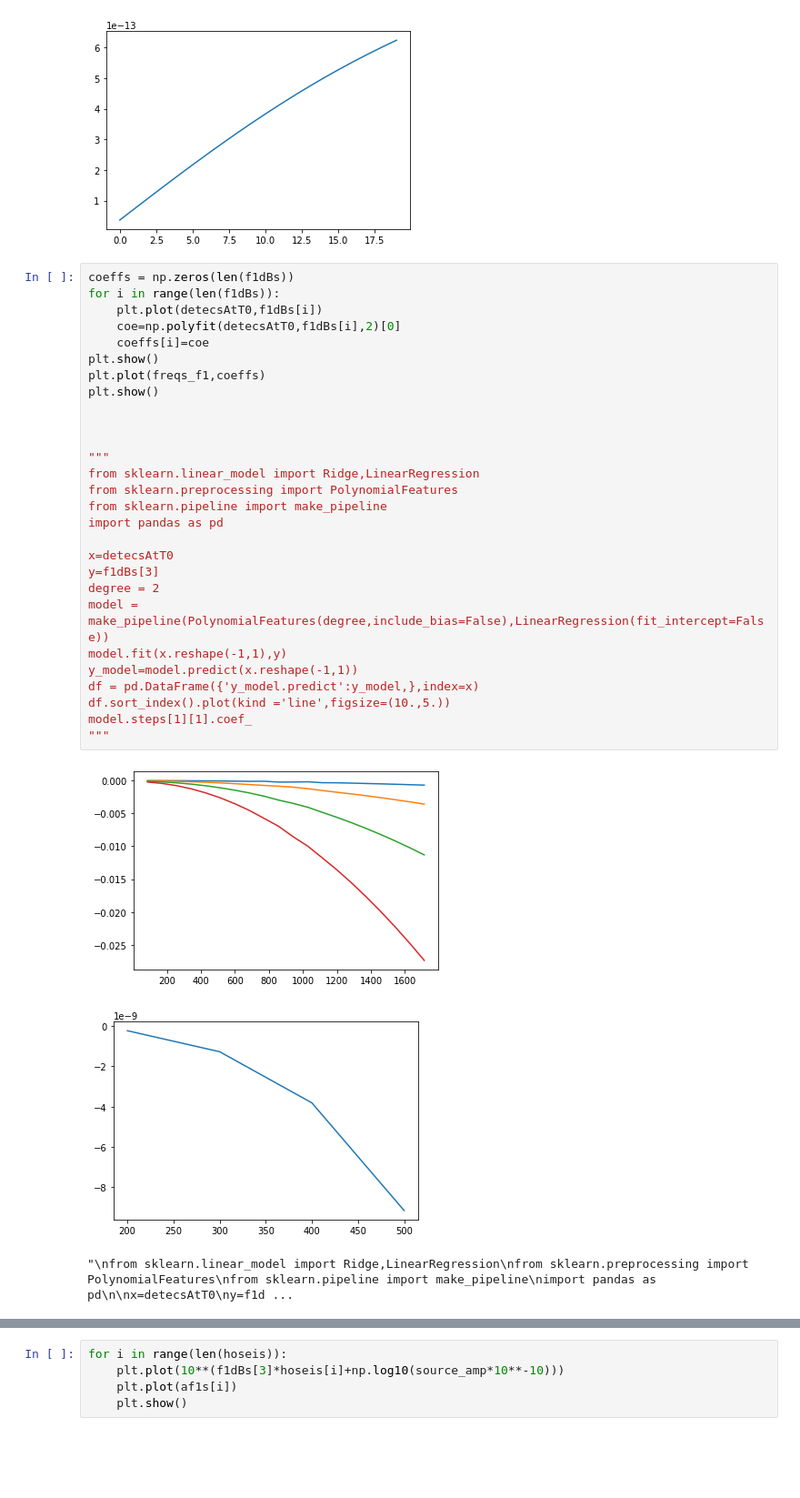
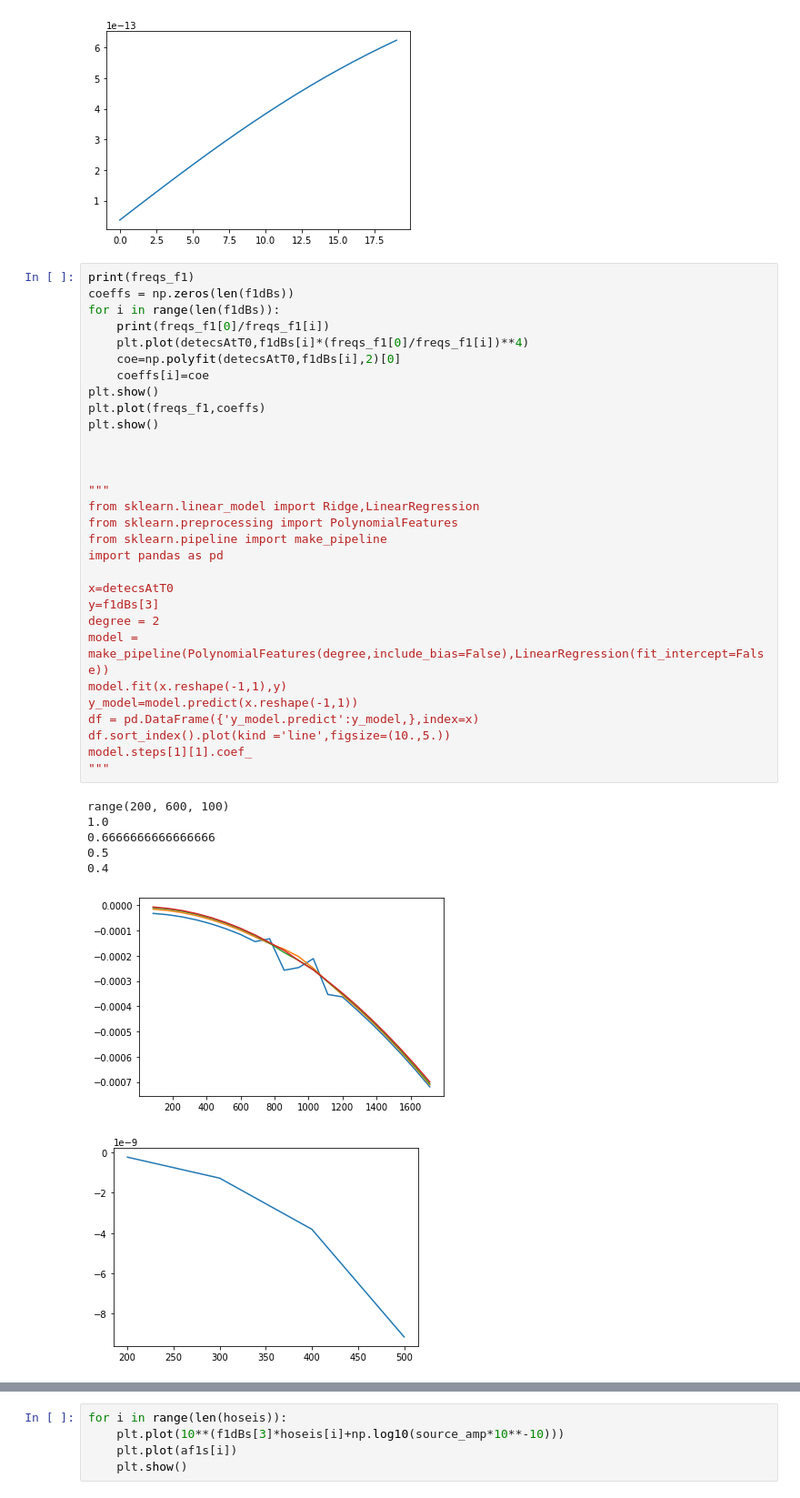
Before and after one commit to 1060matsuda/freqmix2, a Jupyter notebook: freq_depend/dampCheck/multiFreqDamp.ipynb, the cells around one changed output, grey strips where cells are left out. Shown at 91% size. Saved outputs shown, nothing was run; the diff lists cells and outputs as text; blank space fills up the shorter version.

```diff
--- a/freq_depend/dampCheck/multiFreqDamp.ipynb
+++ b/freq_depend/dampCheck/multiFreqDamp.ipynb
@@ -679,34 +679,40 @@ plt.show()
 [figure]
 [figure]
 # %%
+print(freqs_f1)
 coeffs = np.zeros(len(f1dBs))
 for i in range(len(f1dBs)):
-    plt.plot(detecsAtT0,f1dBs[i])
+    print(freqs_f1[0]/freqs_f1[i])
+    plt.plot(detecsAtT0,f1dBs[i]*(freqs_f1[0]/freqs_f1[i])**4)
     coe=np.polyfit(detecsAtT0,f1dBs[i],2)[0]
     coeffs[i]=coe
 plt.show()
 plt.plot(freqs_f1,coeffs)
 plt.show()
 
 
 
 """
 from sklearn.linear_model import Ridge,LinearRegression
 from sklearn.preprocessing import PolynomialFeatures
 from sklearn.pipeline import make_pipeline
 import pandas as pd
 
 x=detecsAtT0
 y=f1dBs[3]
 degree = 2
 model = make_pipeline(PolynomialFeatures(degree,include_bias=False),LinearRegression(fit_intercept=False))
 model.fit(x.reshape(-1,1),y)
 y_model=model.predict(x.reshape(-1,1))
 df = pd.DataFrame({'y_model.predict':y_model,},index=x)
 df.sort_index().plot(kind ='line',figsize=(10.,5.))
 model.steps[1][1].coef_
 """
 # %% [output]
+range(200, 600, 100)
+1.0
+0.6666666666666666
+0.5
+0.4
-[figure, old version]
+[figure, new version]
 [figure]
-"\nfrom sklearn.linear_model import Ridge,LinearRegression\nfrom sklearn.preprocessing import PolynomialFeatures\nfrom sklearn.pipeline import make_pipeline\nimport pandas as pd\n\nx=detecsAtT0\ny=f1d ...
```
Also changed, not shown: parts of 1 cell of this notebook, 7 other files.
